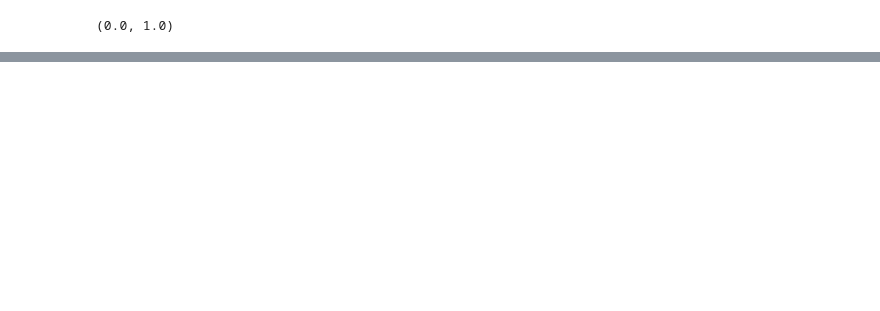
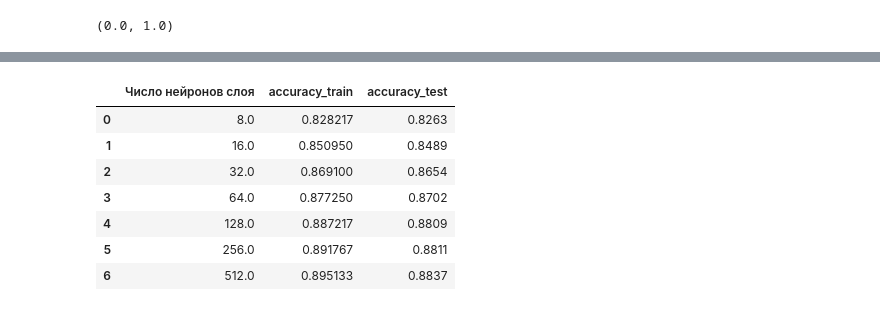
Before and after one commit to dnlygvtv/02_Python_for_Neural_Networks, a Jupyter notebook: HW/HW_2.ipynb, the cells around one changed output, grey strips where cells are left out. Drawn from its saved outputs; the diff is of its cells as text; code cells hidden in the pictures; blank space fills up the shorter version.

```diff
--- a/HW/HW_2.ipynb
+++ b/HW/HW_2.ipynb
@@ -55,0 +70,5 @@ X_train.min(axis=1).min(), X_train.max(axis=1).max()
+# %%
+from keras.utils.np_utils import to_categorical
+
+y_train = to_categorical(y_train_labels)
+y_test = to_categorical(y_test_labels)
@@ -55,0 +79,6 @@ X_train.min(axis=1).min(), X_train.max(axis=1).max()
+# %%
+num_epochs = 5
+batch_size = 256
+# %%
+stata_1 = pd.DataFrame(columns=['Число нейронов слоя', 'accuracy_train', 'accuracy_test'])
+stata_1
@@ -55,0 +87,31 @@ X_train.min(axis=1).min(), X_train.max(axis=1).max()
+# %%
+from keras.layers import Dense
+from keras.models import Sequential
+
+for nn in [8, 16, 32, 64, 128, 256, 512]:
+    tf.random.set_seed(42)
+    model = Sequential()
+    # входной слой за слой не считаем, только скрытый(-ые) и выходной
+    model.add(Dense(nn, input_shape=(28 * 28,), activation='relu'))
+    model.add(Dense(10, activation='sigmoid'))
+
+    model.compile(loss='categorical_crossentropy', optimizer='adam', metrics=['accuracy'])
+
+    history = model.fit(X_train, y_train,
+                    epochs=num_epochs,
+                    batch_size=batch_size,
+                    verbose=1,
+                    validation_data=(X_test, y_test)
+                    )
+    print(100 * '*')
+    train_loss, train_metric = model.evaluate(X_train, y_train, batch_size=batch_size, verbose=0)
+    test_loss, test_metric = model.evaluate(X_test, y_test, batch_size=batch_size, verbose=0)
+
+    stata_1 = stata_1.append(
+        {
+            'Число нейронов слоя': nn,
+            'accuracy_train': train_metric,
+            'accuracy_test': test_metric
+            },
+            ignore_index=True
+        )
@@ -55,0 +138,11 @@ X_train.min(axis=1).min(), X_train.max(axis=1).max()
+# %%
+stata_1
+# %% [output]
+|  | Число нейронов слоя | accuracy_train | accuracy_test |
+| 0 | 8.0 | 0.828217 | 0.8263 |
+| 1 | 16.0 | 0.850950 | 0.8489 |
+| 2 | 32.0 | 0.869100 | 0.8654 |
+| 3 | 64.0 | 0.877250 | 0.8702 |
+| 4 | 128.0 | 0.887217 | 0.8809 |
+| 5 | 256.0 | 0.891767 | 0.8811 |
+| 6 | 512.0 | 0.895133 | 0.8837 |
```
Also changed, not shown: parts of 28 cells of this notebook.
